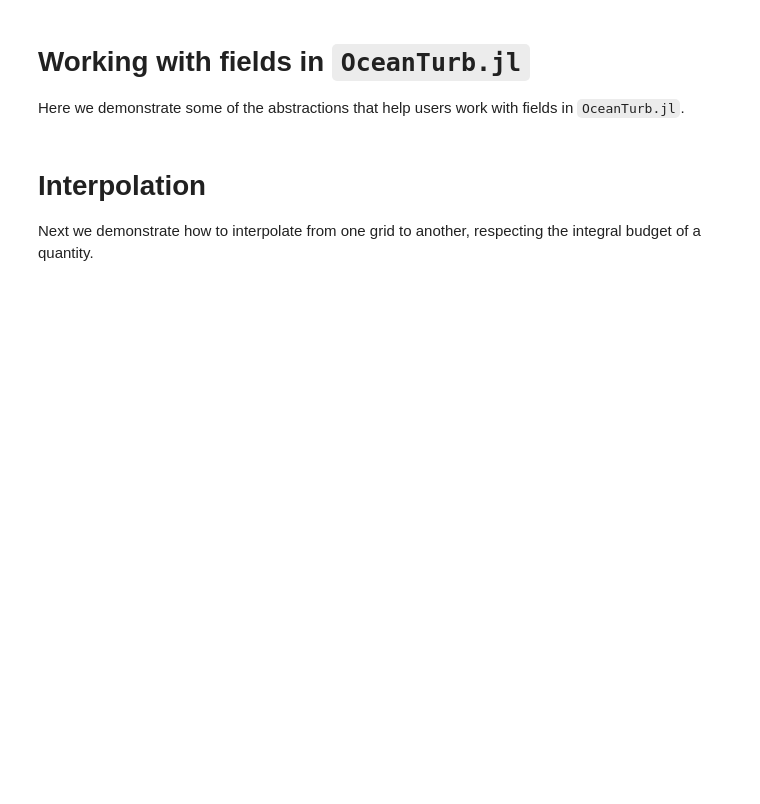
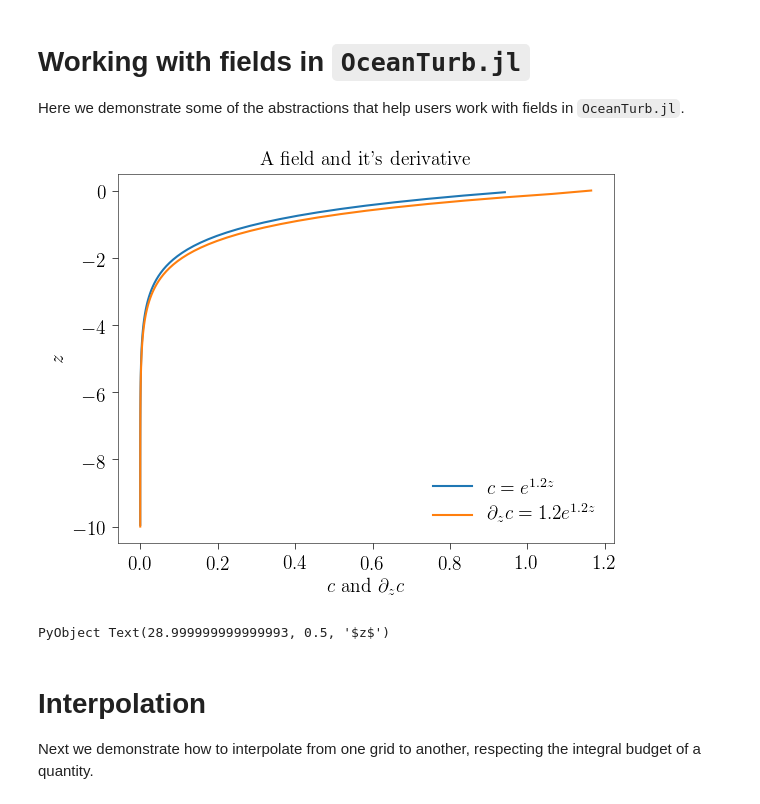
Before and after one commit to glwagner/OceanTurb.jl, a Jupyter notebook: examples/working_with_fields.ipynb, the cells around one changed output. Drawn from its saved outputs; the diff is of its cells as text; code cells hidden in the pictures; blank space fills up the shorter version.

```diff
--- a/examples/working_with_fields.ipynb
+++ b/examples/working_with_fields.ipynb
@@ -8,28 +9,31 @@ using OceanTurb, OceanTurb.Plotting, Printf, PyPlot
 # %%
 # Generate a grid with 100 points and height H=10. By default the
 # base of the grid is at z=-H and the top of the grid is at z=0.
 grid = UniformGrid(100, 10)
 
 # Define a function that will generate our field's data.
 c0(z) = exp(1.2z)
 
 # Create a field of zeros on the grid.
 c = CellField(grid)
 
 # Set c to the function c0.
-set!(c, c0)
+OceanTurb.set!(c, c0)
 
 # Calculate the derivative of c and set it to cz.
 cz = ∂z(c)
 
 # Plot the results
 plot(c, label=L"c = e^{1.2z}")
 plot(cz, label=L"\partial_z c = 1.2 e^{1.2z}")
 legend()
 
 title("A field and it's derivative")
 xlabel("\$ c \$ and \$ \\partial_z c \$")
 ylabel(L"z")
+# %% [output]
+[figure, added]
+PyObject Text(28.999999999999993, 0.5, '$z$')
 # %% [markdown]
 # Interpolation
 
```
Also changed, not shown: parts of 2 cells of this notebook, 11 other files.
